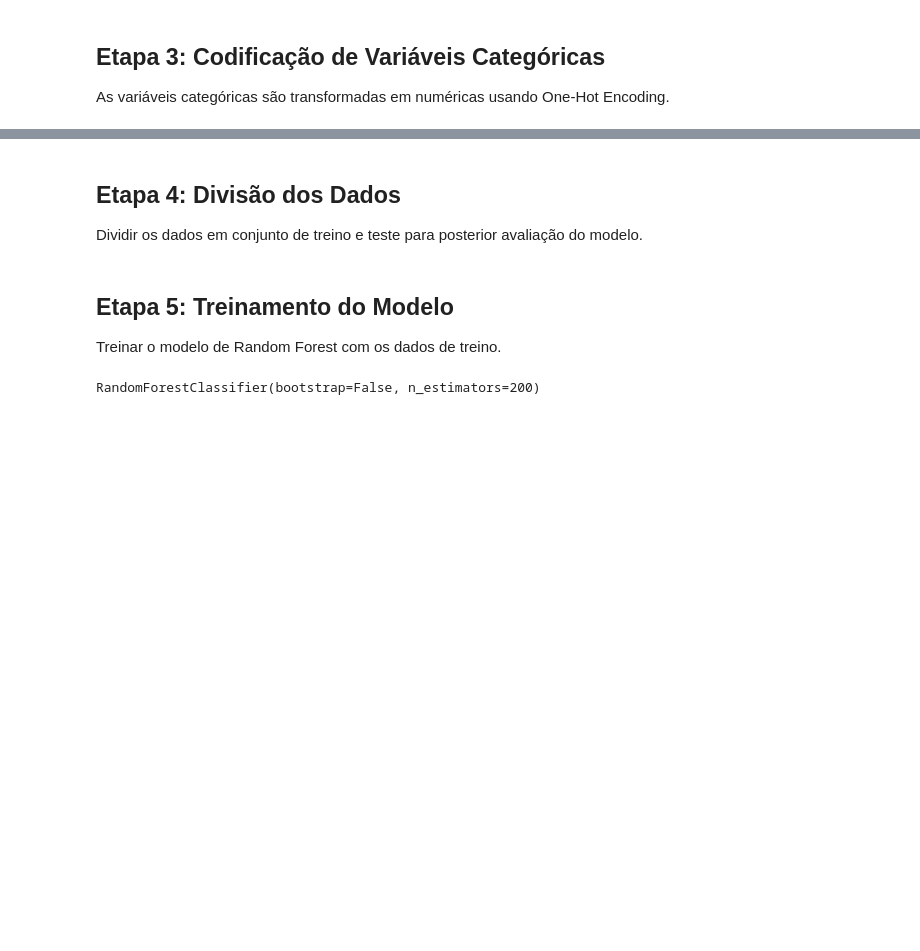
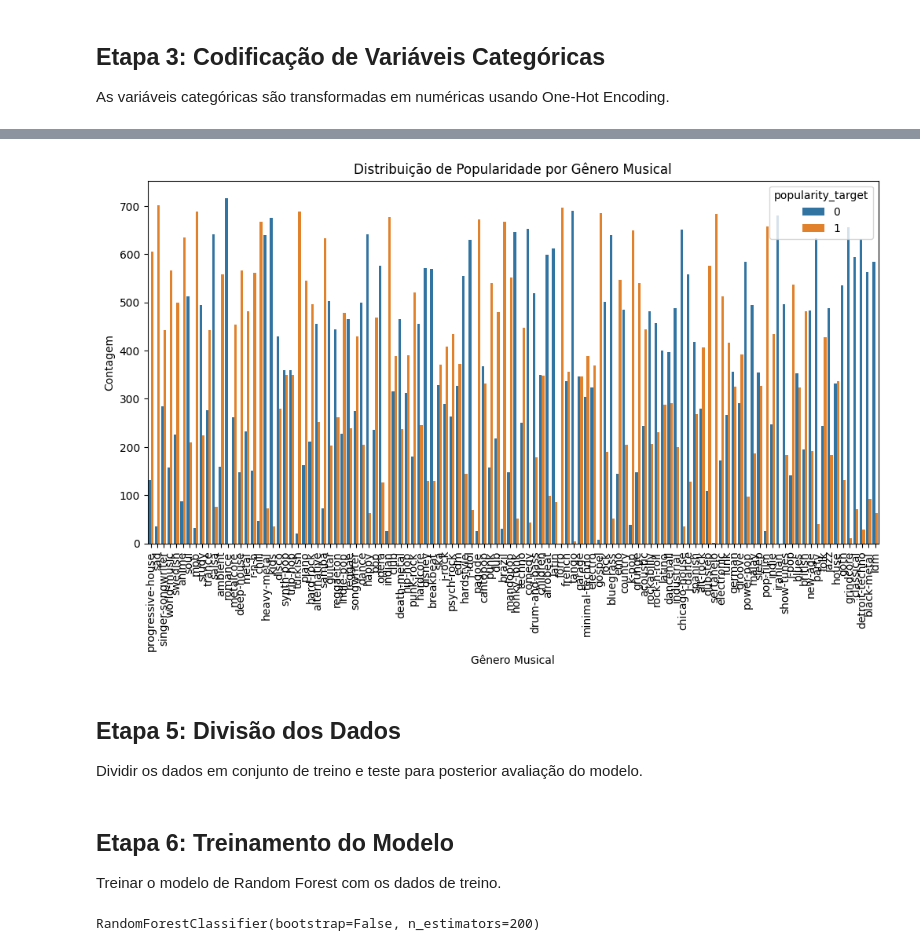
Before and after one commit to HeitorCand/SpotifyKaggle, a Jupyter notebook: Proximo hit Spotify.ipynb, the cells around one changed output, grey strips where cells are left out. Saved outputs shown, nothing was run; the diff lists cells and outputs as text; code cells hidden in the pictures; blank space fills up the shorter version.

```diff
--- a/Proximo hit Spotify.ipynb
+++ b/Proximo hit Spotify.ipynb
@@ -90,5 +113,16 @@ X_test_encoded = pd.get_dummies(df_test_cleaned, drop_first=True)
+# %%
+# Plot 3: Distribuição de Popularidade por Gênero
+plt.figure(figsize=(12, 6))
+sns.countplot(x='track_genre', hue='popularity_target', data=df_train_cleaned, order=df_train_cleaned['track_genre'].value_counts().index)
+plt.title('Distribuição de Popularidade por Gênero Musical')
+plt.xlabel('Gênero Musical')
+plt.ylabel('Contagem')
+plt.xticks(rotation=90)
+plt.show()
+# %% [output]
+[figure, added]
 # %% [markdown]
-## Etapa 4: Divisão dos Dados
+## Etapa 5: Divisão dos Dados
 Dividir os dados em conjunto de treino e teste para posterior avaliação do modelo.
 # %%
 # Alinhar as colunas do conjunto de treino e teste para garantir que as colunas sejam iguais
@@ -97,7 +131,7 @@ X_train_encoded, X_test_encoded = X_train_encoded.align(X_test_encoded, join='le
 # Separar dados de treino e validação (opcional, se não estiver usando conjunto de teste separado)
 X_train_split, X_val_split, y_train_split, y_val_split = train_test_split(X_train_encoded, y_train, test_size=0.2, random_state=42)
 # %% [markdown]
-## Etapa 5: Treinamento do Modelo
+## Etapa 6: Treinamento do Modelo
 Treinar o modelo de Random Forest com os dados de treino.
 # %%
 # # Definir os hiperparâmetros a serem ajustados
```
Also changed, not shown: parts of 12 cells of this notebook, 1 other file.
